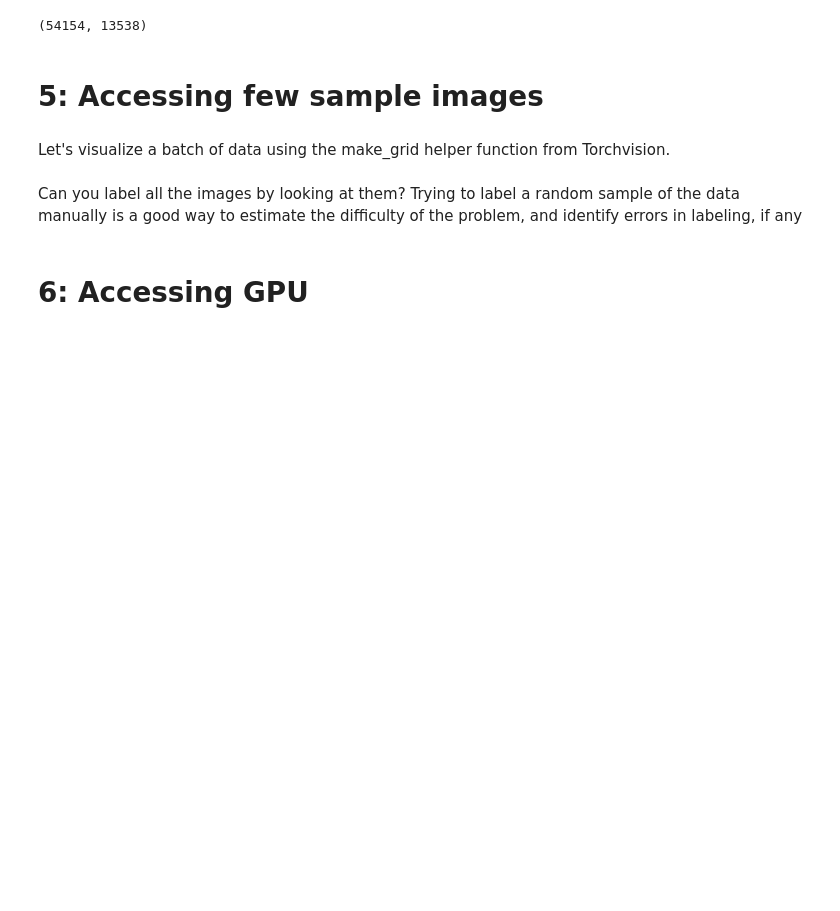
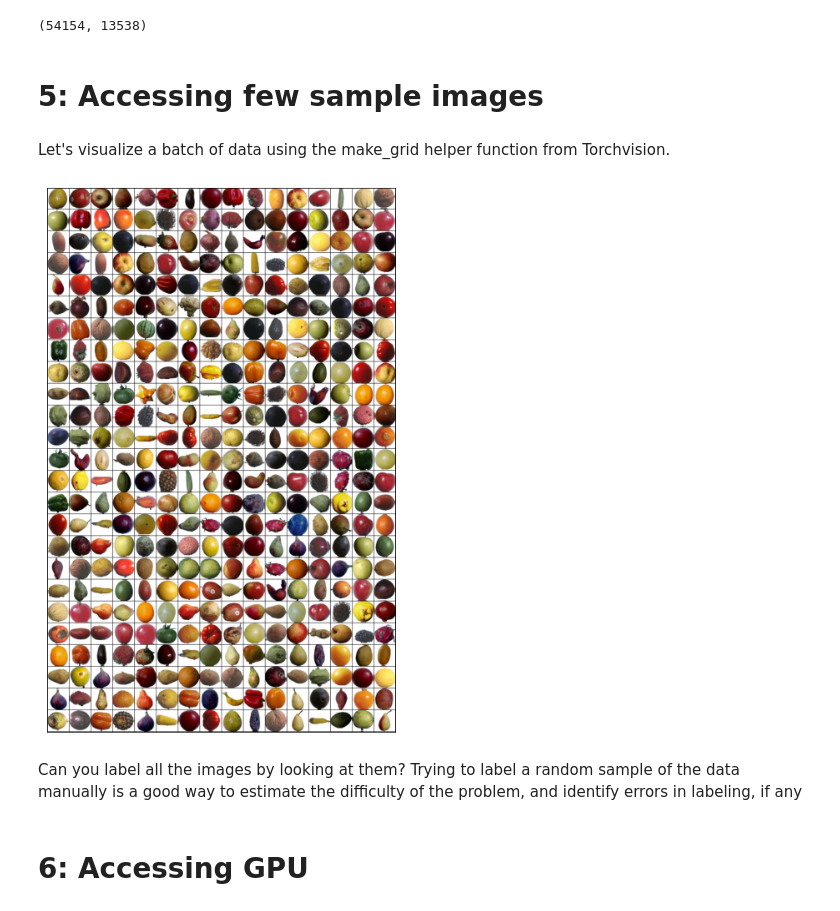
Before and after one commit to IanEspinoso/mock_mr_ganger, a Jupyter notebook: Fruit_360_Classification.ipynb, the cells around one changed output. Drawn from its saved outputs; the diff is of its cells as text; code cells hidden in the pictures; blank space fills up the shorter version.

```diff
--- a/Fruit_360_Classification.ipynb
+++ b/Fruit_360_Classification.ipynb
@@ -243,22 +232,16 @@ test_loader = DataLoader(test_dataset, batch_size*2, num_workers=4, pin_memory=T
 # %% [markdown]
 Let's visualize a batch of data using the make_grid helper function from Torchvision.
 # %%
-# from torchvision.utils import make_grid
+def show_batch(dl):
+    for images, labels in dl:
+        fig, ax = plt.subplots(figsize=(12, 12))
+        ax.set_xticks([]); ax.set_yticks([])
+        ax.imshow(make_grid(images, nrow=16).permute(1, 2, 0))
+        break
 
-# def denormalize(images, means, stds):
-#     means = torch.tensor(means).reshape(1, 3, 1, 1)
-#     stds = torch.tensor(stds).reshape(1, 3, 1, 1)
-#     return images * stds + means
-
-# def show_batch(dl):
-#     for images, labels in dl:
-#         fig, ax = plt.subplots(figsize=(12, 6))
-#         ax.set_xticks([]); ax.set_yticks([])
-#         denorm_images = denormalize(images, *stats)
-#         ax.imshow(make_grid(images[:64], nrow=8).permute(1, 2, 0).clamp(0,1))
-#         break
-
-# show_batch(train_loader)
+show_batch(train_loader)
+# %% [output]
+[figure, added]
 # %% [markdown]
 Can you label all the images by looking at them? Trying to label a random sample of the data manually is a good way to estimate the difficulty of the problem, and identify errors in labeling, if any
 # %% [markdown]
```
Also changed, not shown: parts of 31 cells of this notebook.
